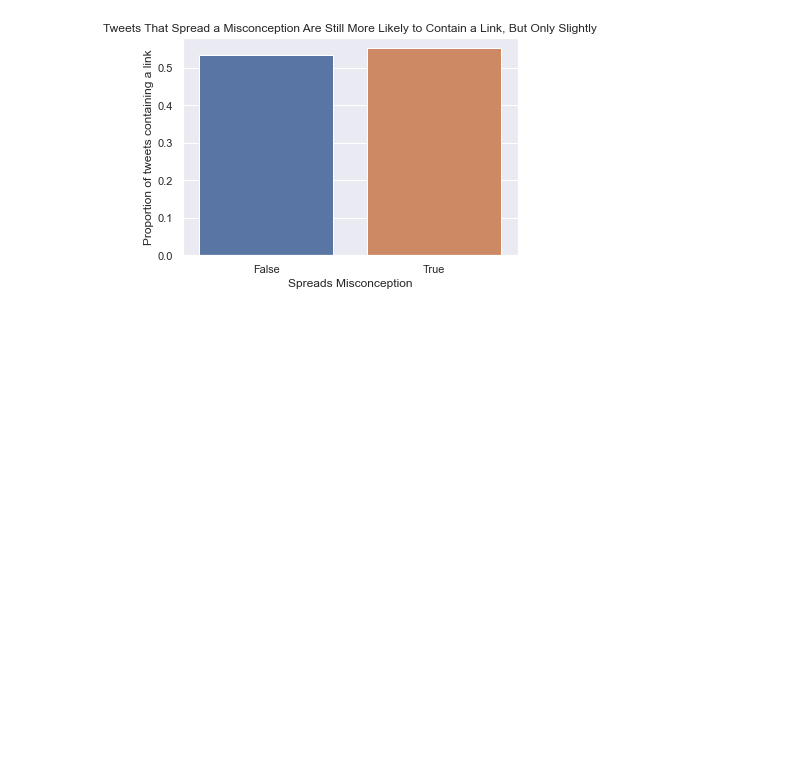
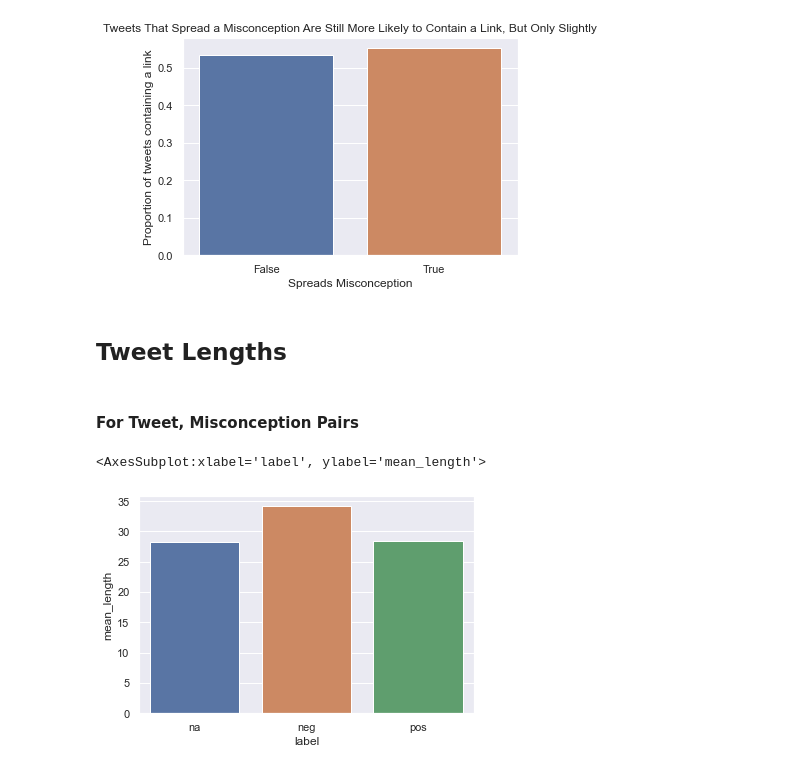
Before and after one commit to WTAWTAW-UCIMLHack2021/ucimlhack2021, a Jupyter notebook: exploration/exploratory.ipynb, the cells around one changed output. Cells and saved outputs as stored; diff of their text form; code cells hidden in the pictures; blank space fills up the shorter version.

```diff
--- a/exploration/exploratory.ipynb
+++ b/exploration/exploratory.ipynb
@@ -180,3 +183,14 @@ link_freq_plot.set(title = 'Tweets That Spread a Misconception Are Still More Li
  Text(0, 0.5, 'Proportion of tweets containing a link'),
  Text(0.5, 0, 'Spreads Misconception')]
 [figure]
+# %% [markdown]
+## Tweet Lengths
+# %% [markdown]
+#### For Tweet, Misconception Pairs
+# %%
+length_by_label = pd.DataFrame(clean_df.groupby('label').tweet_len.mean().rename('mean_length')).reset_index()
+
+sns.barplot(x='label', y='mean_length', data =length_by_label)
+# %% [output]
+<AxesSubplot:xlabel='label', ylabel='mean_length'>
+[figure, added]
```
Also changed, not shown: parts of 9 cells of this notebook.
